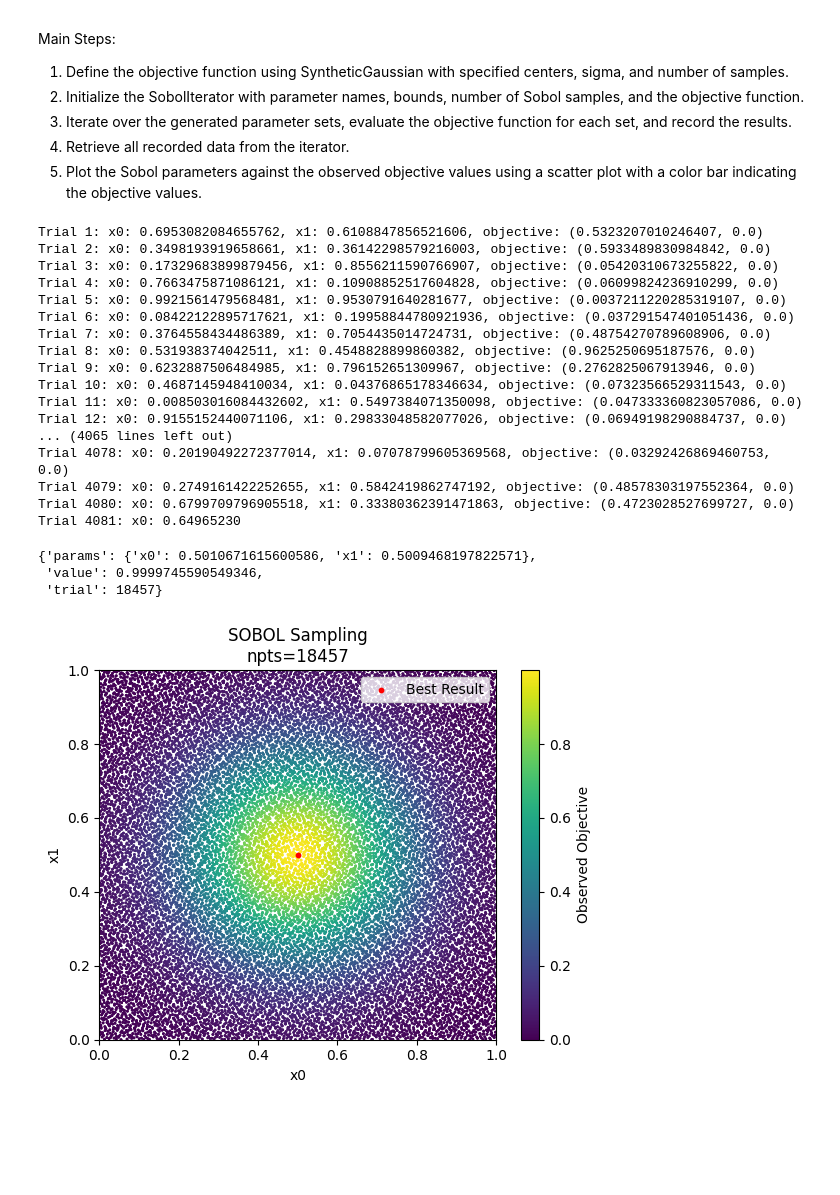
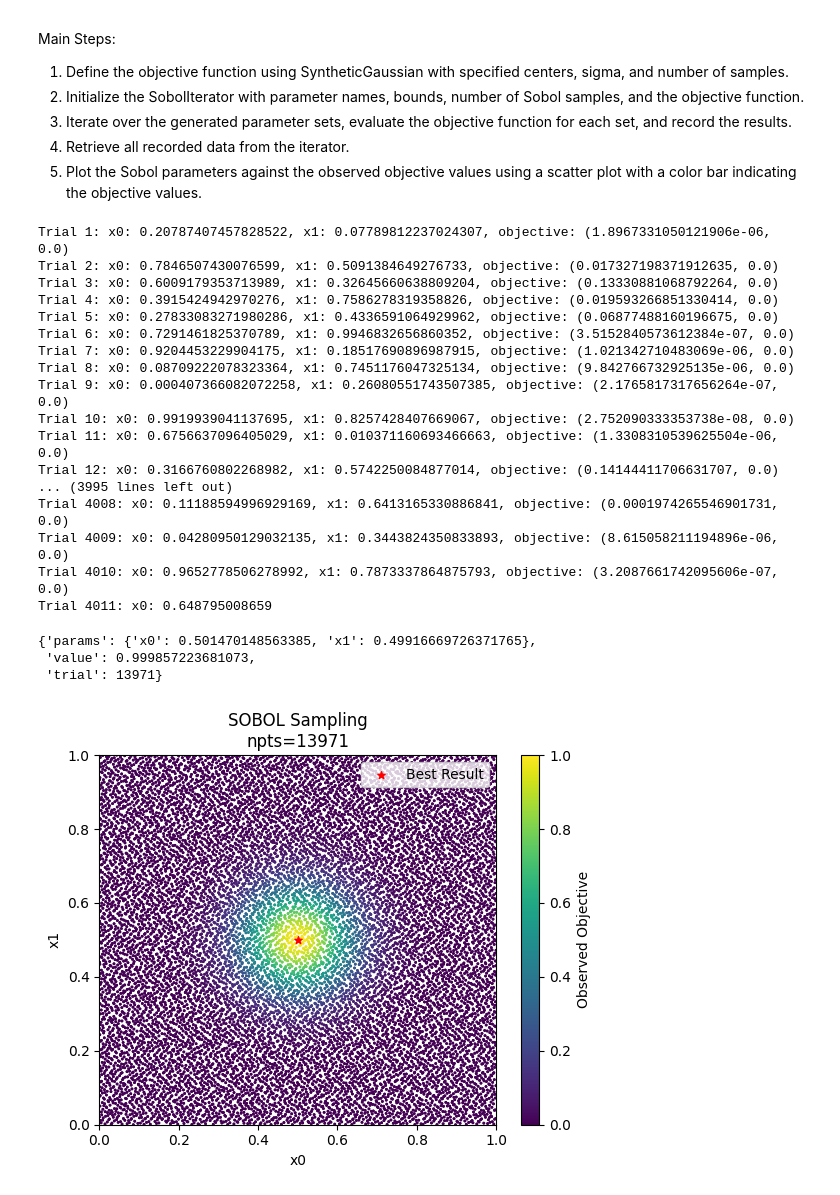
Before and after one commit to dnzckn/BasicBO, a Jupyter notebook: SOBOL_tutorial.ipynb, the cells around one changed output. Saved outputs shown, nothing was run; the diff lists cells and outputs as text; code cells hidden in the pictures; blank space fills up the shorter version.

```diff
--- a/SOBOL_tutorial.ipynb
+++ b/SOBOL_tutorial.ipynb
@@ -23,8 +23,8 @@ iterator = SobolIterator(
     param_names=param_names,
     param_bounds=param_bounds,
     n_sobol=1e5,
-    objective_function=SyntheticGaussian(centers=[0.5, 0.5], sigma=0.2, n_samples=1),
-    threshold=0.9999,
+    objective_function=SyntheticGaussian(centers=[0.5, 0.5], sigma=0.1, n_samples=1),
+    threshold=0.9995,
     maximize=True
 )
 trial_count = 1
@@ -42,51 +42,51 @@ for param_dict in iterator: # ~1e4 points per second
 
 data = iterator.get_all_data()
 # %% [output]
-Trial 1: x0: 0.6953082084655762, x1: 0.6108847856521606, objective: (0.5323207010246407, 0.0)
-Trial 2: x0: 0.3498193919658661, x1: 0.36142298579216003, objective: (0.5933489830984842, 0.0)
-Trial 3: x0: 0.17329683899879456, x1: 0.8556211590766907, objective: (0.05420310673255822, 0.0)
-Trial 4: x0: 0.7663475871086121, x1: 0.10908852517604828, objective: (0.06099824236910299, 0.0)
-Trial 5: x0: 0.9921561479568481, x1: 0.9530791640281677, objective: (0.0037211220285319107, 0.0)
-Trial 6: x0: 0.08422122895717621, x1: 0.19958844780921936, objective: (0.037291547401051436, 0.0)
-Trial 7: x0: 0.3764558434486389, x1: 0.7054435014724731, objective: (0.48754270789608906, 0.0)
-Trial 8: x0: 0.531938374042511, x1: 0.4548828899860382, objective: (0.9625250695187576, 0.0)
-Trial 9: x0: 0.6232887506484985, x1: 0.796152651309967, objective: (0.2762825067913946, 0.0)
-Trial 10: x0: 0.4687145948410034, x1: 0.04376865178346634, objective: (0.07323566529311543, 0.0)
-Trial 11: x0: 0.008503016084432602, x1: 0.5497384071350098, objective: (0.047333360823057086, 0.0)
-Trial 12: x0: 0.9155152440071106, x1: 0.29833048582077026, objective: (0.06949198290884737, 0.0)
-... (4065 lines left out)
-Trial 4078: x0: 0.20190492272377014, x1: 0.07078799605369568, objective: (0.03292426869460753, 0.0)
-Trial 4079: x0: 0.2749161422252655, x1: 0.5842419862747192, objective: (0.48578303197552364, 0.0)
-Trial 4080: x0: 0.6799709796905518, x1: 0.33380362391471863, objective: (0.4723028527699727, 0.0)
-Trial 4081: x0: 0.64965230
+Trial 1: x0: 0.20787407457828522, x1: 0.07789812237024307, objective: (1.8967331050121906e-06, 0.0)
+Trial 2: x0: 0.7846507430076599, x1: 0.5091384649276733, objective: (0.017327198371912635, 0.0)
+Trial 3: x0: 0.6009179353713989, x1: 0.32645660638809204, objective: (0.13330881068792264, 0.0)
+Trial 4: x0: 0.3915424942970276, x1: 0.7586278319358826, objective: (0.019593266851330414, 0.0)
+Trial 5: x0: 0.27833083271980286, x1: 0.4336591064929962, objective: (0.06877488160196675, 0.0)
+Trial 6: x0: 0.7291461825370789, x1: 0.9946832656860352, objective: (3.5152840573612384e-07, 0.0)
+Trial 7: x0: 0.9204453229904175, x1: 0.18517690896987915, objective: (1.021342710483069e-06, 0.0)
+Trial 8: x0: 0.08709222078323364, x1: 0.7451176047325134, objective: (9.842766732925135e-06, 0.0)
+Trial 9: x0: 0.000407366082072258, x1: 0.26080551743507385, objective: (2.1765817317656264e-07, 0.0)
+Trial 10: x0: 0.9919939041137695, x1: 0.8257428407669067, objective: (2.752090333353738e-08, 0.0)
+Trial 11: x0: 0.6756637096405029, x1: 0.010371160693466663, objective: (1.3308310539625504e-06, 0.0)
+Trial 12: x0: 0.3166760802268982, x1: 0.5742250084877014, objective: (0.14144411706631707, 0.0)
+... (3995 lines left out)
+Trial 4008: x0: 0.11188594996929169, x1: 0.6413165330886841, objective: (0.0001974265546901731, 0.0)
+Trial 4009: x0: 0.04280950129032135, x1: 0.3443824350833893, objective: (8.615058211194896e-06, 0.0)
+Trial 4010: x0: 0.9652778506278992, x1: 0.7873337864875793, objective: (3.2087661742095606e-07, 0.0)
+Trial 4011: x0: 0.648795008659
 # %%
 best_result
 # %% [output]
-{'params': {'x0': 0.5010671615600586, 'x1': 0.5009468197822571},
- 'value': 0.9999745590549346,
- 'trial': 18457}
+{'params': {'x0': 0.501470148563385, 'x1': 0.49916669726371765},
+ 'value': 0.999857223681073,
+ 'trial': 13971}
 # %%
 import matplotlib.pyplot as plt
 import numpy as np
 
 param_names = iterator.param_names
 sobol_params = np.array([[d[name] for name in param_names] for d in data['sobol_params']])
 observed_objective = [obj[0] for obj in data['observed_objective']]
 
 scatter = plt.scatter(sobol_params[:,0], sobol_params[:,1], c=observed_objective, s=1)
-best_scatter = plt.scatter(best_result["params"]["x0"], best_result["params"]["x1"], c='red', s=10, label='Best Result')
+best_scatter = plt.scatter(best_result["params"]["x0"], best_result["params"]["x1"], c='red', s=30, label='Best Result', marker='*')
 cbar = plt.colorbar(scatter)
 cbar.set_label('Observed Objective')
 
 plt.xlabel('x0')
 plt.ylabel('x1')
 plt.title(f'SOBOL Sampling\nnpts={trial_count-1}')
 
 plt.xlim(param_bounds[0][0], param_bounds[0][1])
 plt.ylim(param_bounds[1][0], param_bounds[1][1])
-scatter.set_clim(0, max(observed_objective))
+scatter.set_clim(0, 1)
+plt.legend(loc='upper right')
 
-plt.legend(loc='upper right')
 plt.show()
 # %% [output]
-[figure, old version]
+[figure, new version]
```
